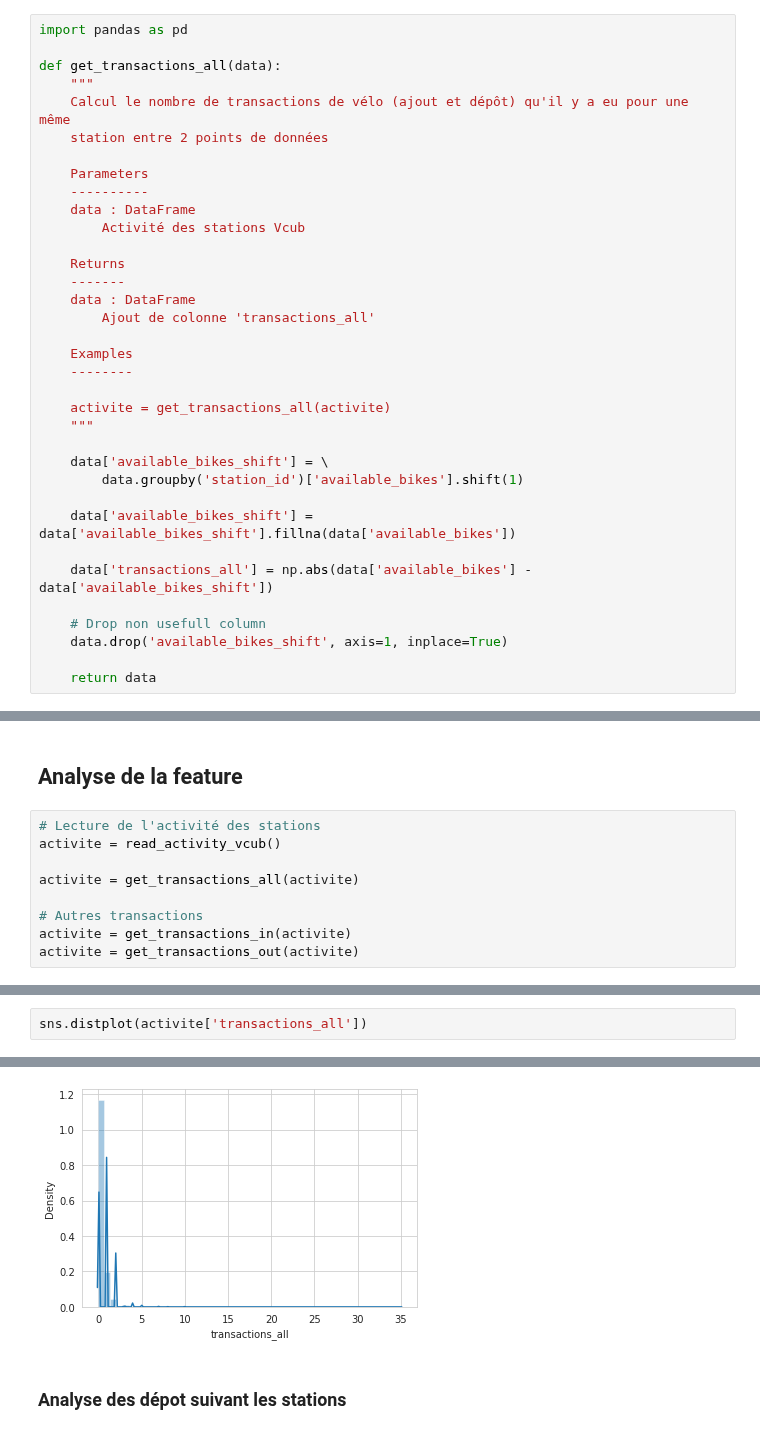
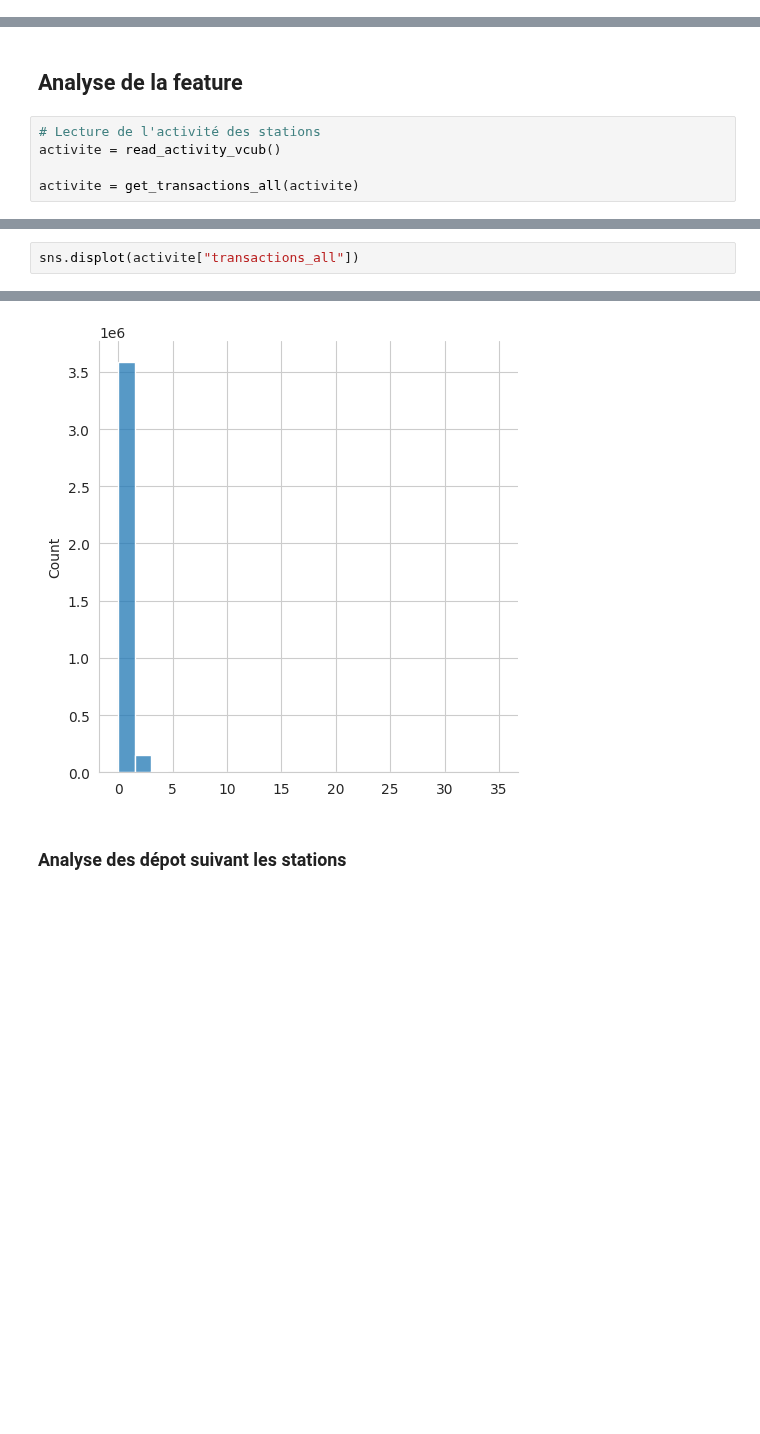
Before and after one commit to armgilles/vcub_keeper, a Jupyter notebook: notebooks/02_Features/03_transaction_all #2.ipynb, the cells around one changed output, grey strips where cells are left out. Drawn from its saved outputs; the diff is of its cells as text; blank space fills up the shorter version.

```diff
--- a/notebooks/02_Features/03_transaction_all #2.ipynb
+++ b/notebooks/02_Features/03_transaction_all #2.ipynb
@@ -63,41 +144,6 @@ activite[39650:39665]
 | 39664 | 84 | 2 | VLS | St Bruno | 1 | 3 | 17 | 2017-09-14 02:59:04 | ... |
 # %% [markdown]
 ## Industrialisation
-# %%
-import pandas as pd
-
-def get_transactions_all(data):
-    """
-    Calcul le nombre de transactions de vélo (ajout et dépôt) qu'il y a eu pour une même
-    station entre 2 points de données
-
-    Parameters
-    ----------
-    data : DataFrame
-        Activité des stations Vcub
-
-    Returns
-    -------
-    data : DataFrame
-        Ajout de colonne 'transactions_all'
-
-    Examples
-    --------
-
-    activite = get_transactions_all(activite)
-    """
-
-    data['available_bikes_shift'] = \
-        data.groupby('station_id')['available_bikes'].shift(1)
-
-    data['available_bikes_shift'] = data['available_bikes_shift'].fillna(data['available_bikes'])
-
-    data['transactions_all'] = np.abs(data['available_bikes'] - data['available_bikes_shift'])
-
-    # Drop non usefull column
-    data.drop('available_bikes_shift', axis=1, inplace=True)
-
-    return data
 # %%
 # Lecture de l'activité des stations
 activite = read_activity_vcub()
@@ -149,8 +194,4 @@ activite[136025:136050]
 activite = read_activity_vcub()
 
 activite = get_transactions_all(activite)
-
-# Autres transactions
-activite = get_transactions_in(activite)
-activite = get_transactions_out(activite)
 # %%
@@ -174,3 +217,3 @@ Pass the following variable as a keyword arg: x. From version 0.12, the only val
 # %%
-sns.distplot(activite['transactions_all'])
+sns.displot(activite["transactions_all"])
 # %% [output]
@@ -179,4 +221,4 @@ sns.distplot(activite['transactions_all'])
-[figure, old version]
+[figure, new version]
 # %% [markdown]
 ### Analyse des dépot suivant les stations
 # %%
```
Also changed, not shown: parts of 29 cells of this notebook, 4 other files.
